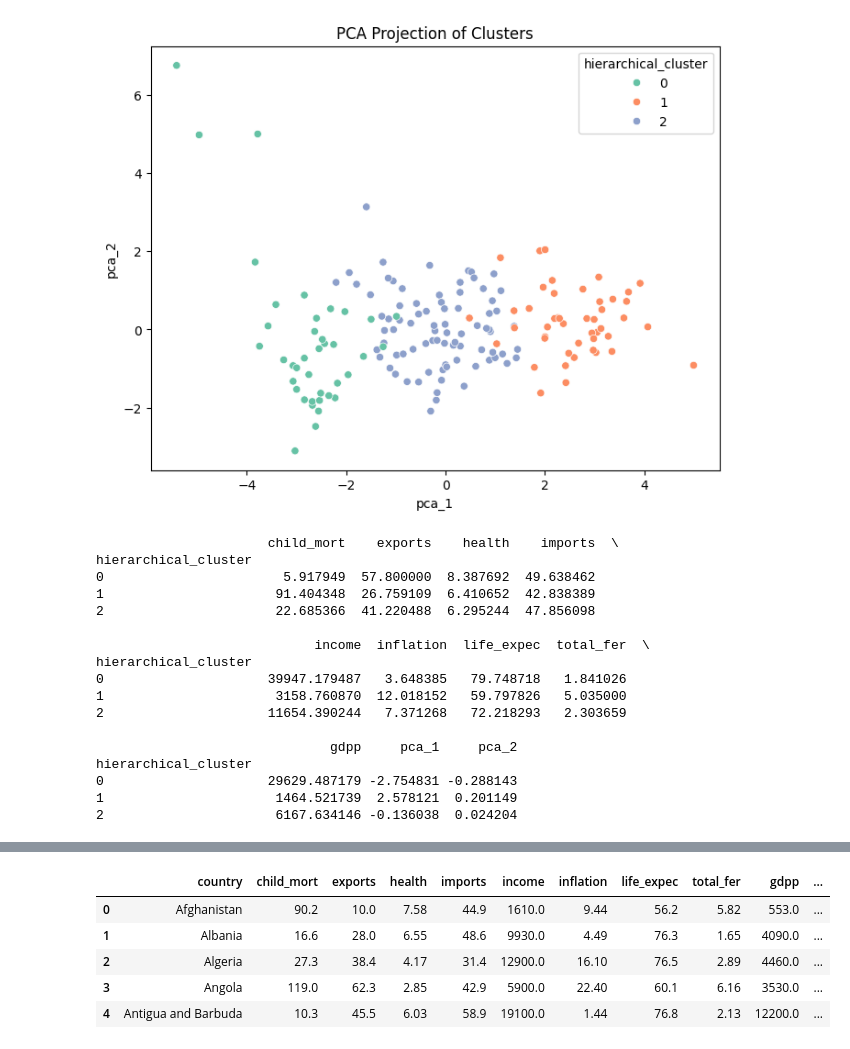
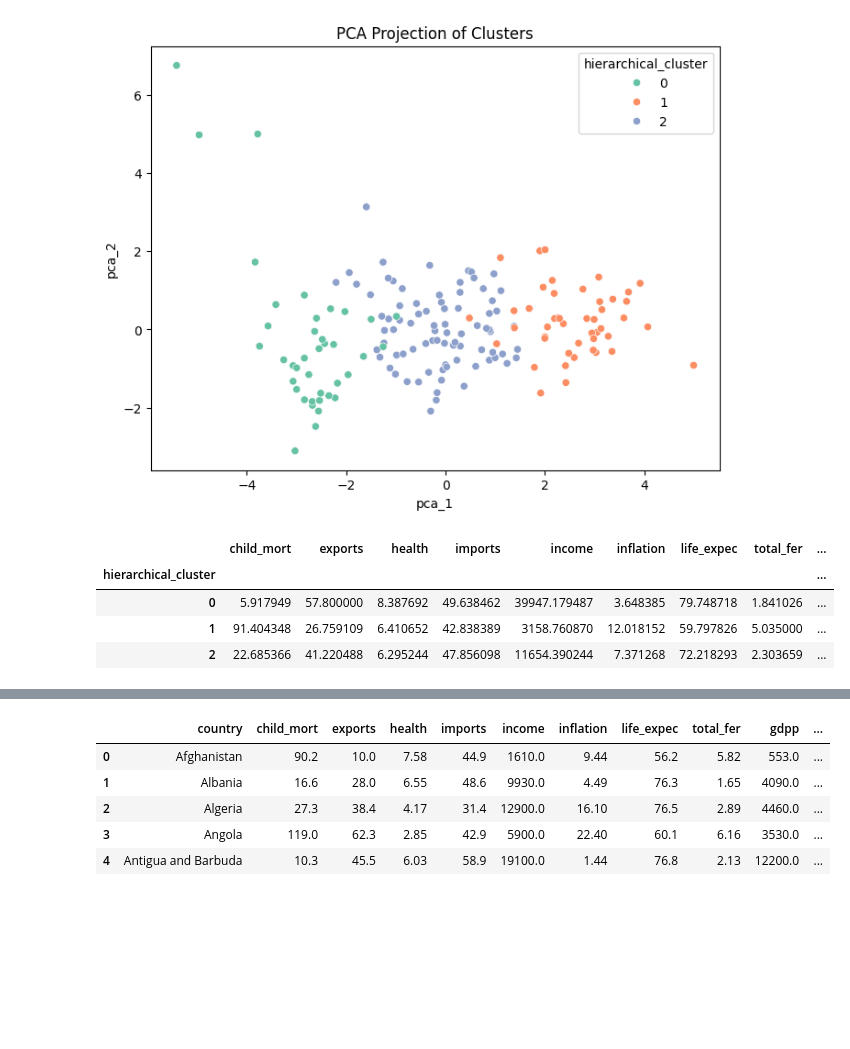
Before and after one commit to Mubin-A-Kader/Country-aid-clustering-, a Jupyter notebook: NGO_ScalerCountry_Analysis.ipynb, the cells around one changed output, grey strips where cells are left out. Drawn from its saved outputs; the diff is of its cells as text; code cells hidden in the pictures; blank space fills up the shorter version.

```diff
--- a/NGO_ScalerCountry_Analysis.ipynb
+++ b/NGO_ScalerCountry_Analysis.ipynb
@@ -424,22 +413,10 @@ plt.show()
 # %%
 # Summary statistics by cluster
 cluster_summary = df.groupby('hierarchical_cluster').mean(numeric_only=True)
-print(cluster_summary)
+cluster_summary
 # %% [output]
-                      child_mort    exports    health    imports  \
-hierarchical_cluster
-0                       5.917949  57.800000  8.387692  49.638462
-1                      91.404348  26.759109  6.410652  42.838389
-2                      22.685366  41.220488  6.295244  47.856098
-
-                            income  inflation  life_expec  total_fer  \
-hierarchical_cluster
-0                     39947.179487   3.648385   79.748718   1.841026
-1                      3158.760870  12.018152   59.797826   5.035000
-2                     11654.390244   7.371268   72.218293   2.303659
-
-                              gdpp     pca_1     pca_2
-hierarchical_cluster
-0                     29629.487179 -2.754831 -0.288143
-1                      1464.521739  2.578121  0.201149
-2                      6167.634146 -0.136038  0.024204
+|  | child_mort | exports | health | imports | income | inflation | life_expec | total_fer | ... |
+| hierarchical_cluster |  |  |  |  |  |  |  |  | ... |
+| 0 | 5.917949 | 57.800000 | 8.387692 | 49.638462 | 39947.179487 | 3.648385 | 79.748718 | 1.841026 | ... |
+| 1 | 91.404348 | 26.759109 | 6.410652 | 42.838389 | 3158.760870 | 12.018152 | 59.797826 | 5.035000 | ... |
+| 2 | 22.685366 | 41.220488 | 6.295244 | 47.856098 | 11654.390244 | 7.371268 | 72.218293 | 2.303659 | ... |
```
Also changed, not shown: parts of 13 cells of this notebook.
